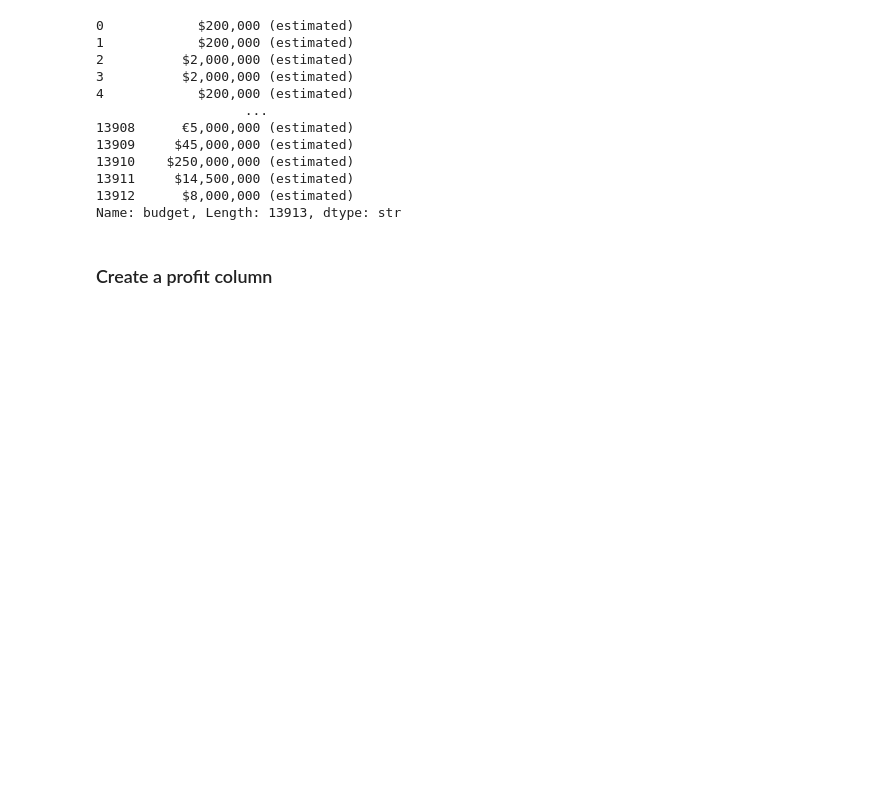
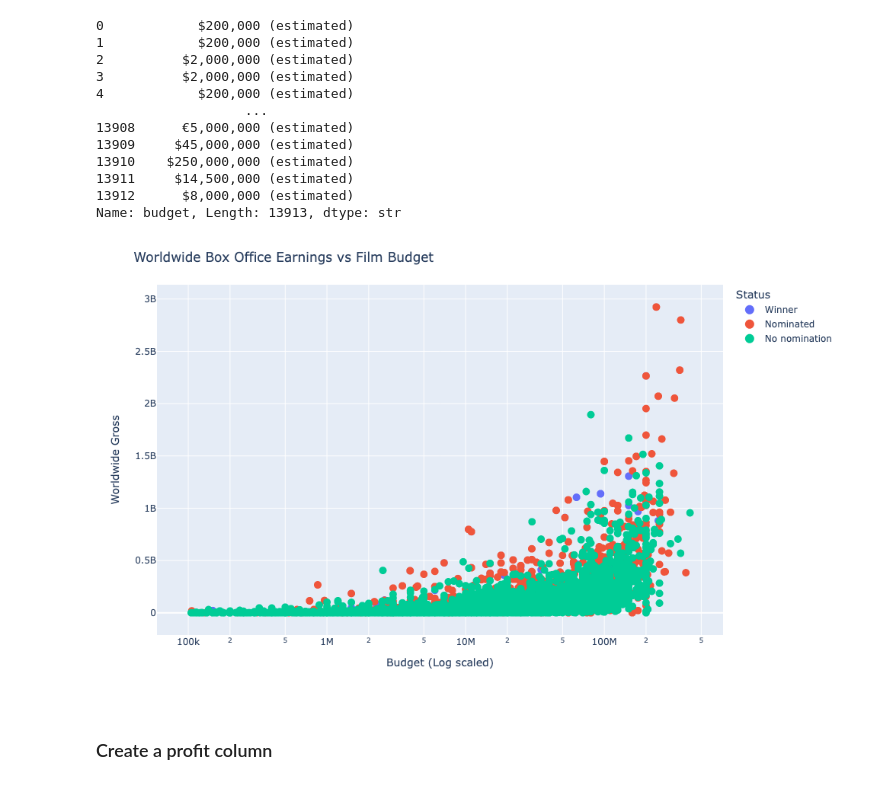
Before and after one commit to jad-bey/SIADS-593-Film-Awards-Data-Analysis, a Jupyter notebook: graphing.ipynb, the cells around one changed output. Saved outputs shown, nothing was run; the diff lists cells and outputs as text; code cells hidden in the pictures; blank space fills up the shorter version.

```diff
--- a/graphing.ipynb
+++ b/graphing.ipynb
@@ -183,25 +183,29 @@ Name: budget, Length: 13913, dtype: str
 # %%
 # x = combined_films['budget']
 # y = combined_films['gross_worldwide']
 df1 = to_graph[0]
 df2 = to_graph[1]
 df3 = to_graph[2]
 df3 = df3.rename(columns={'title': 'Film'})
 
 all_films_scatter = pd.concat([df1, df2, df3], ignore_index=True)
-fig = px.scatter(all_films_scatter, x='rounded_budget', y='rounded_gross', color='Status',
+fig = px.scatter(all_films_scatter, x='rounded_budget', y='rounded_gross', color='Status', size='votes',
                  labels={'rounded_budget': 'Budget', 'rounded_gross': 'Gross', 'rating': 'IMDb Rating'},
                  hover_data={
                      'rating': True,
                      'Film': True if 'Film' in all_films_scatter.columns else False
                 }
         )
 # fig = px.scatter(x, y, log_x=True, log_y=True)
+
+fig.update_traces(marker=dict(size=10))
 fig.update_layout(xaxis=dict(type='log'), xaxis_title='Budget (Log scaled)', yaxis_title='Worldwide Gross', title='Worldwide Box Office Earnings vs Film Budget')
 # fig.update_layout(yaxis=dict(type='log'))
 # fig.update_layout(yaxis=dict(type='log'))
 fig.update_layout(height=600)
 fig.show(config={'displayModeBar': False})
+# %% [output]
+[figure, added]
 # %%
 # ToDo: Add scatter for revenue and color code profitability
 # %% [markdown]
```
Also changed, not shown: parts of 3 cells of this notebook, 4 other files.
